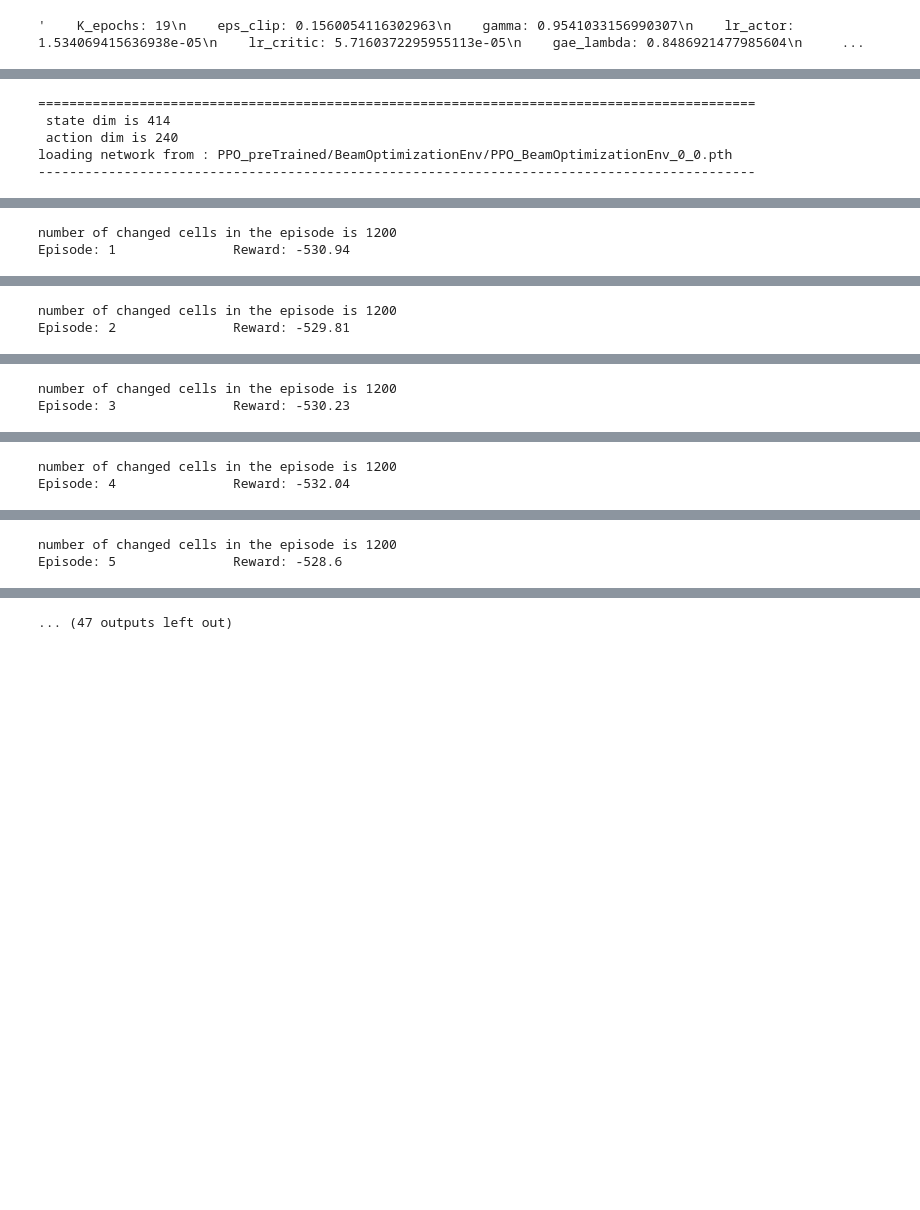
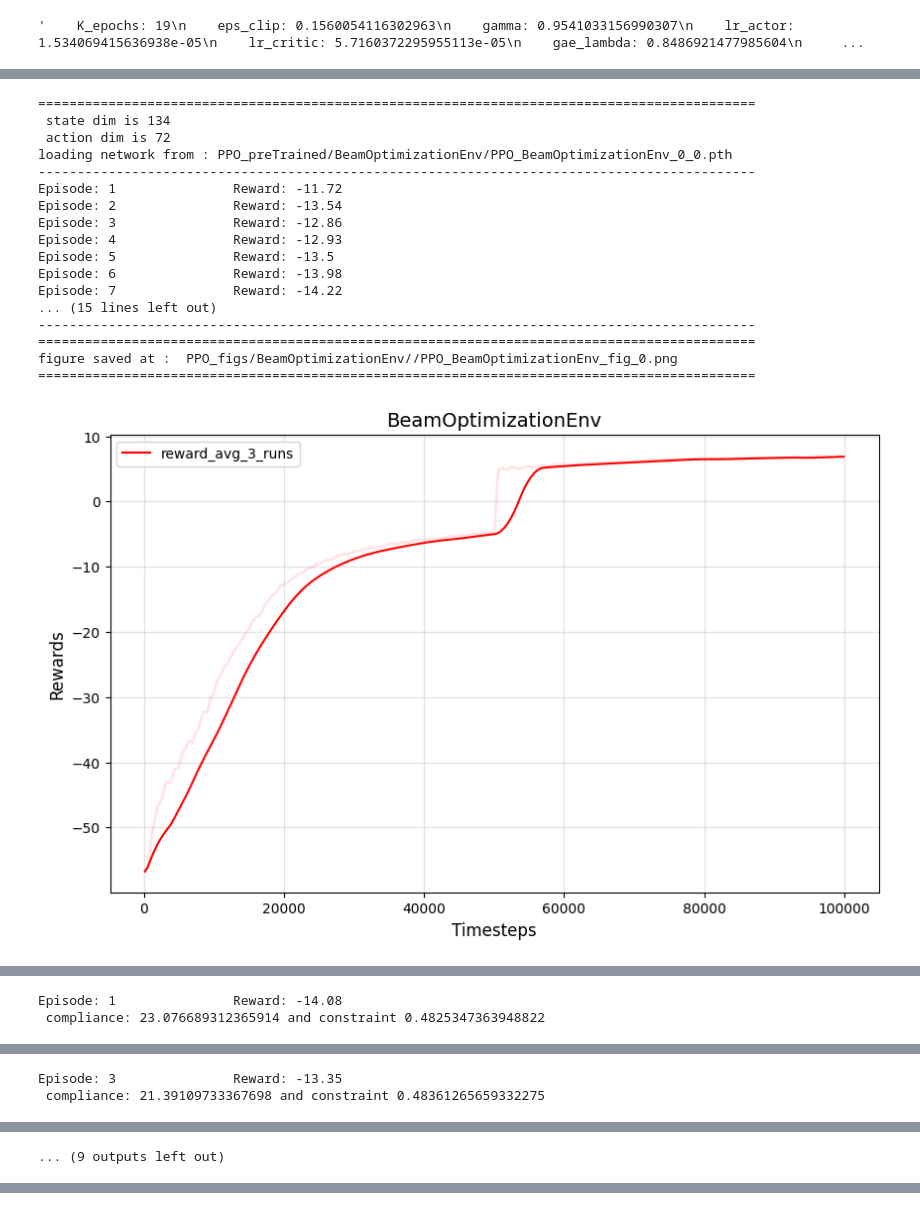
Before and after one commit to miho97/structural_optimization, a Jupyter notebook: src/ppo_main.ipynb, the cells around one changed output, grey strips where cells are left out. Drawn from its saved outputs; the diff is of its cells as text; code cells hidden in the pictures; blank space fills up the shorter version.

```diff
--- a/src/ppo_main.ipynb
+++ b/src/ppo_main.ipynb
@@ -397,8 +406,8 @@ lr_critic = best_params['lr_critic']
 #####################################################
 
 
-env = mbb.BeamOptimizationEnv(width=20, height=6, optimal_density=0.5,  beam_type=1)
-max_ep_len = env.width * env.height * 10
+env = mbb.BeamOptimizationEnv(width=6, height=6, beam_type=1)
+max_ep_len = env.width * env.height * 2
 
 state_dim = env.observation_space.shape[0]
 print(f" state dim is {state_dim}")
@@ -453,7 +462,7 @@ for ep in range(1, total_test_episodes+1):
         ep_reward += reward
 
         if done:
-            print(f"number of changed cells in the episode is {info['num_of_changed_cells']}")
+            #print(f"number of changed cells in the episode is {info['num_of_changed_cells']}")
             break
 
     # clear buffer
@@ -601,7 +610,7 @@ plt.show()
 # Hyperparameters for inference
 env_name = "BeamOptimizationEnv"
 has_continuous_action_space = False
-max_ep_len = env.width * env.height * 10
+max_ep_len = env.width * env.height * 2
 total_inference_episodes = 10  # Total number of inference episodes
 
 # Initialize environment
@@ -631,36 +640,48 @@ random_seed = 0
 run_num_pretrained = 0
 checkpoint_path = f"PPO_preTrained/{env_name}/PPO_{env_name}_{random_seed}_{run_num_pretrained}.pth"
 print(f"Loading network from: {checkpoint_path}")
 ppo_agent.load(checkpoint_path)
 
 test_running_reward = 0
 for ep in range(1,10):
     state,_ = env.reset()
     ep_reward = 0
 
     for t in range(1, max_ep_len + 1):
         action, _, _ = ppo_agent.select_action(state)
-        state, reward, done, truncated, _ = env.step(action)
+        state, reward, done, truncated, info = env.step(action)
         ep_reward += reward
 
         #env.render()
 
         if done:
-            print("we in rendering")
+            print(f" compliance: {info['compliance']} and constraint {info['constraint']}")
             env.render()
             break
-        #plt.imshow(state[:120].reshape(env.width, env.height))
-    #print("fuck you")
+
     test_running_reward += ep_reward
     print(f'Episode: {ep} \t\t Reward: {round(ep_reward, 2)}')
 
 avg_test_reward = test_running_reward / total_inference_episodes
 print(f"Average test reward: {avg_test_reward:.2f}")
 
 env.close()
 # %% [output]
 ============================================================================================
- state dim is 414
- action dim is 240
+ state dim is 134
+ action dim is 72
 loading network from : PPO_preTrained/BeamOptimizationEnv/PPO_BeamOptimizationEnv_0_0.pth
 --------------------------------------------------------------------------------------------
+Episode: 1               Reward: -11.72
+Episode: 2               Reward: -13.54
+Episode: 3               Reward: -12.86
+Episode: 4               Reward: -12.93
+Episode: 5               Reward: -13.5
+Episode: 6               Reward: -13.98
+Episode: 7               Reward: -14.22
+... (15 lines left out)
+--------------------------------------------------------------------------------------------
+============================================================================================
+figure saved at :  PPO_figs/BeamOptimizationEnv//PPO_BeamOptimizationEnv_fig_0.png
+============================================================================================
+[figure, added]
@@ -668,2 +691,2 @@ loading network from : PPO_preTrained/BeamOptimizationEnv/PPO_BeamOptimizationEn
-number of changed cells in the episode is 1200
-Episode: 1               Reward: -530.94
+Episode: 1               Reward: -14.08
+ compliance: 23.076689312365914 and constraint 0.4825347363948822
@@ -671,2 +697,2 @@ Episode: 1               Reward: -530.94
-number of changed cells in the episode is 1200
-Episode: 2               Reward: -529.81
+Episode: 3               Reward: -13.35
+ compliance: 21.39109733367698 and constraint 0.48361265659332275
@@ -674,2 +703 @@ Episode: 2               Reward: -529.81
-number of changed cells in the episode is 1200
-Episode: 3               Reward: -530.23
+... (9 outputs left out)
@@ -677,2 +703,0 @@ Episode: 3               Reward: -530.23
-number of changed cells in the episode is 1200
-Episode: 4               Reward: -532.04
@@ -680,2 +703,0 @@ Episode: 4               Reward: -532.04
-number of changed cells in the episode is 1200
-Episode: 5               Reward: -528.6
@@ -683 +703,0 @@ Episode: 5               Reward: -528.6
-... (47 outputs left out)
```
Also changed, not shown: parts of 4 cells of this notebook, 4 other files.
